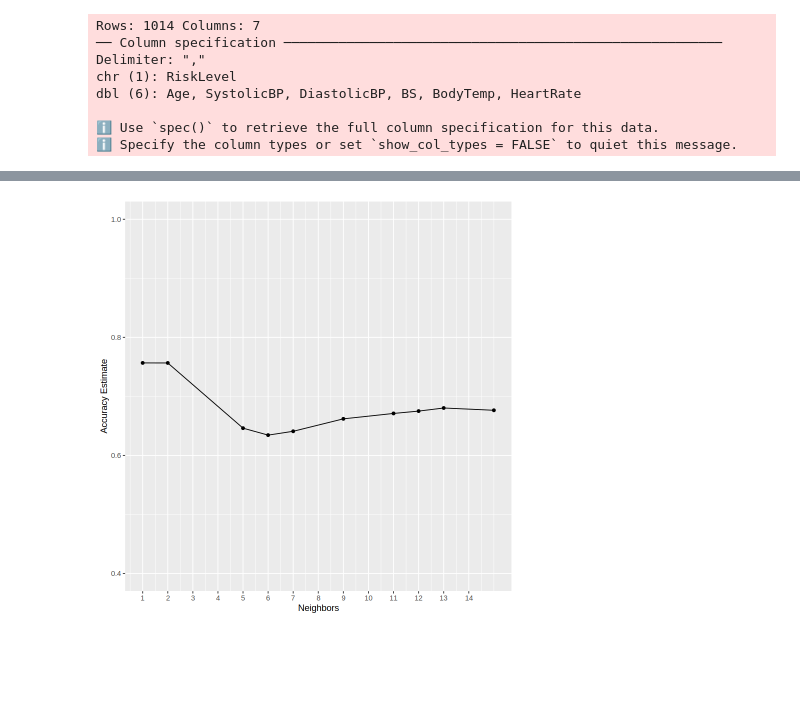
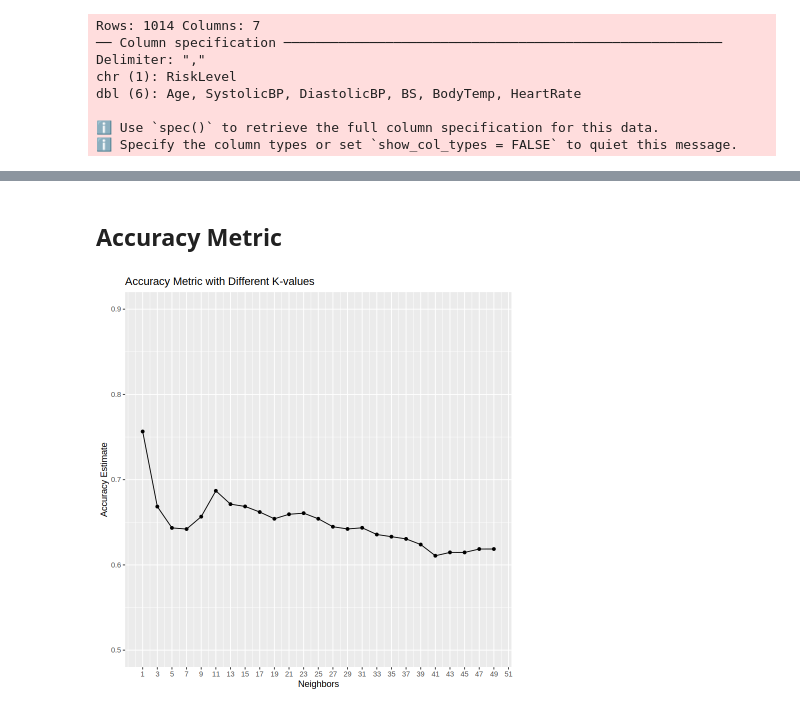
Before and after one commit to aaronardenma/Maternal-Health-Risk-Classifier-Model, a Jupyter notebook: Group_Report.ipynb, the cells around one changed output, grey strips where cells are left out. Drawn from its saved outputs; the diff is of its cells as text; code cells hidden in the pictures; blank space fills up the shorter version.

Commit message:
Documentation and Visualization

```diff
--- a/Group_Report.ipynb
+++ b/Group_Report.ipynb
@@ -33,0 +108,9 @@ health_test <- testing(mat_health_risk_split)
+# %%
+set.seed(1)
+
+mat_health_risk <- mat_health_risk |>
+    mutate(RiskLevel = as_factor(RiskLevel))
+
+mat_health_risk_split <- initial_split(mat_health_risk, prop = 0.75, strata = RiskLevel)
+health_train <- training(mat_health_risk_split)
+health_test <- testing(mat_health_risk_split)
@@ -40,15 +127,14 @@ health_recipe <- recipe(RiskLevel ~ ., data = health_train) |>
                 step_scale(all_predictors()) |>
                 step_center(all_predictors())
 
-health_fit <- workflow() |>
-      add_recipe(health_recipe) |>
-      add_model(knn_tune) |>
-      fit(data = health_train)
-
 health_vfold <- vfold_cv(health_train, v = 5, strata = RiskLevel)
 
-knn_results <- workflow() |>
-          add_recipe(health_recipe) |>
-          add_model(knn_tune) |>
-          tune_grid(resamples = health_vfold, grid = 10) |>
+k_vals <- tibble(neighbors = seq(from = 1, to = 50, by = 2))
+
+health_fit <- workflow() |>
+    add_recipe(health_recipe) |>
+    add_model(knn_tune) |>
+    tune_grid(resamples = health_vfold, grid = k_vals)
+
+knn_results <- health_fit |>
           collect_metrics()
@@ -58,15 +168,17 @@ Warning message:
+# %% [markdown]
+## Accuracy Metric
 # %%
 accuracies <- knn_results |>
       filter(.metric == "accuracy")
 
 accuracy_versus_k <- ggplot(accuracies, aes(x = neighbors, y = mean))+
       geom_point() +
       geom_line() +
-      labs(x = "Neighbors", y = "Accuracy Estimate") +
-      scale_x_continuous(breaks = seq(0, 14, by = 1)) +  # adjusting the x-axis
-      scale_y_continuous(limits = c(0.4, 1.0)) # adjusting the y-axis
+      labs(x = "Neighbors", y = "Accuracy Estimate", title = "Accuracy Metric with Different K-values") +
+      scale_x_continuous(breaks = seq(1, 51, by = 2)) +  # adjusting the x-axis
+      scale_y_continuous(limits = c(0.5, 0.9)) # adjusting the y-axis
 
 
 accuracy_versus_k
 # %% [output]
-[figure, old version]
+[figure, new version]
```
Also changed, not shown: parts of 27 cells of this notebook, 1 other file.
